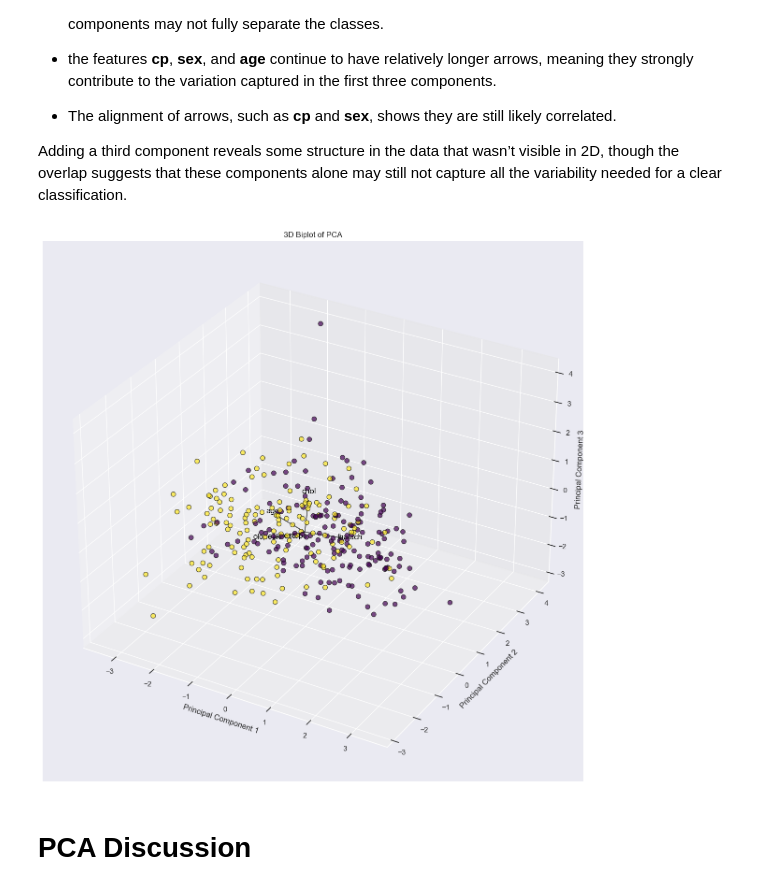
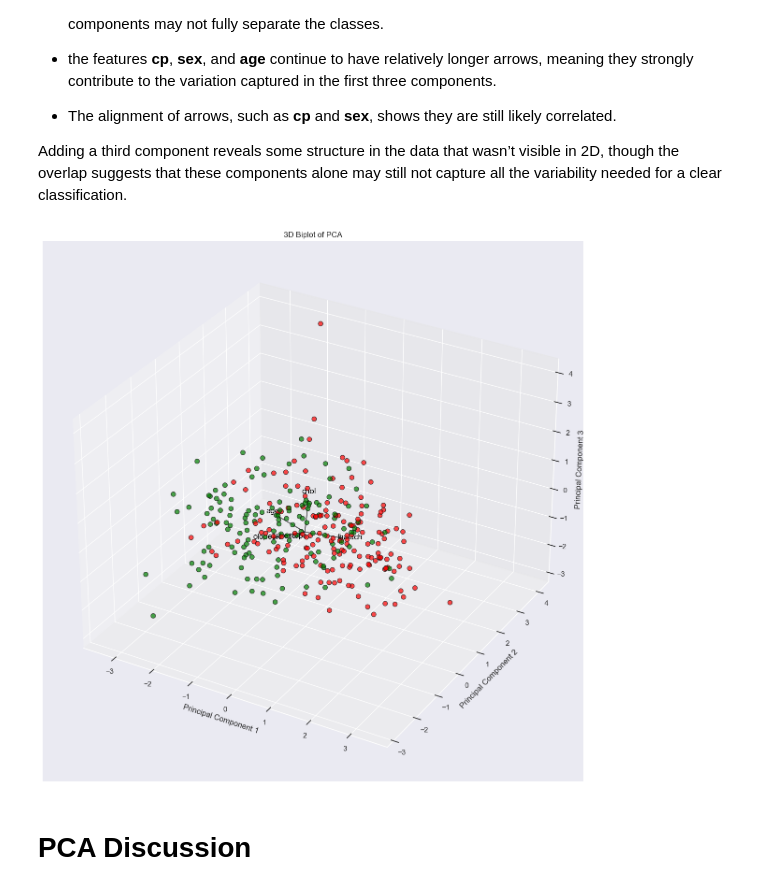
Before and after one commit to LynaMahdi/Comparative-analysis-of-PCA-CA-and-MCA, a Jupyter notebook: Heart-Disease-Analysis.ipynb, the cells around one changed output. Cells and saved outputs as stored; diff of their text form; code cells hidden in the pictures.

```diff
--- a/Heart-Disease-Analysis.ipynb
+++ b/Heart-Disease-Analysis.ipynb
@@ -564,35 +564,35 @@ Adding a third component reveals some structure in the data that wasn’t visibl
 
 # Create a 3D figure
 fig = plt.figure(figsize=(15, 15))
 ax = fig.add_subplot(111, projection='3d')
 
 # Scatter plot of the observations, colored by target variable
 scatter = ax.scatter(
     X_pca[0], X_pca[1], X_pca[2],
-    c=dataset['target'], cmap='viridis', edgecolor='k', s=50, alpha=0.7
+    c=dataset['target'], cmap= ListedColormap(['red', 'green']), edgecolor='k', s=50, alpha=0.7
 )
 
 # Plot  arrows and add var names
 for i in range(loadings.shape[0]):
     ax.quiver(
         0, 0, 0,
         loadings.iloc[i, 0], loadings.iloc[i, 1], loadings.iloc[i, 2],
         color='black', alpha=0.6, arrow_length_ratio=0.1
     )
     ax.text(
         loadings.iloc[i, 0]*1.2, loadings.iloc[i, 1]*1.2, loadings.iloc[i, 2]*1.2,
         loadings.index[i], color='black', ha='center', fontsize=12
     )
 
 ax.set_xlabel('Principal Component 1')
 ax.set_ylabel('Principal Component 2')
 ax.set_zlabel('Principal Component 3')
 ax.set_title('3D Biplot of PCA')
 
 # Show plot
 plt.show()
 # %% [output]
-[figure, old version]
+[figure, new version]
 # %% [markdown]
 # PCA Discussion
 # %% [markdown]
```
Also changed, not shown: parts of 2 cells of this notebook.
